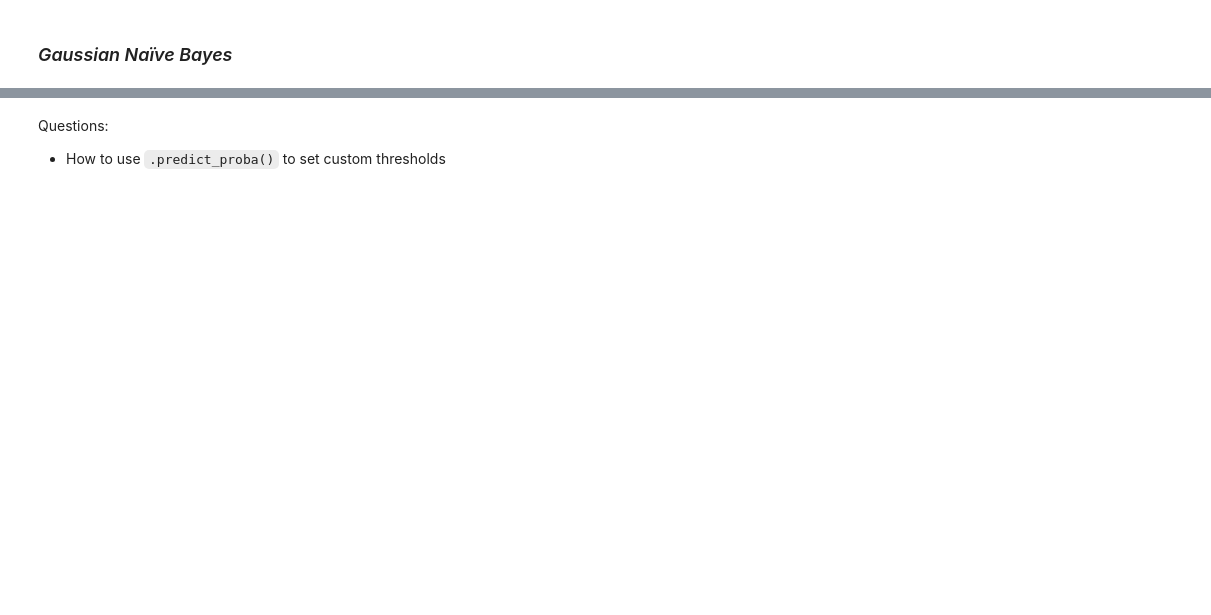
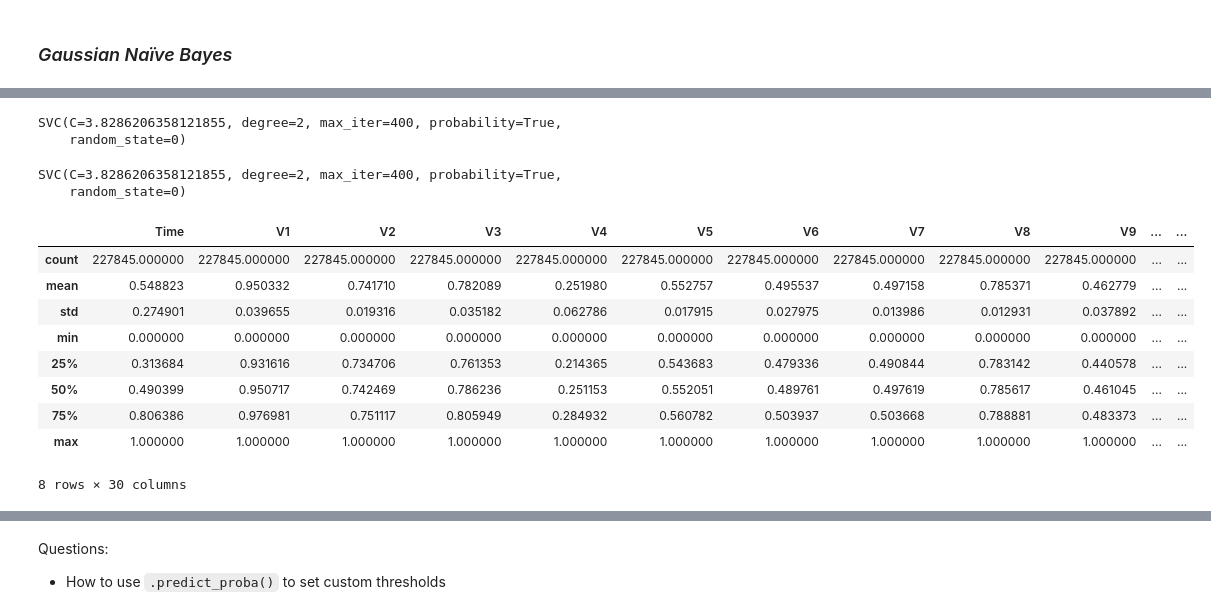
Before and after one commit to silvhua-Lighthouse/2022-10-20-svm_naive_bayes_exercise, a Jupyter notebook: supervised_learning_challenge.ipynb, the cells around one changed output, grey strips where cells are left out. Drawn from its saved outputs; the diff is of its cells as text; code cells hidden in the pictures; blank space fills up the shorter version.

```diff
--- a/supervised_learning_challenge.ipynb
+++ b/supervised_learning_challenge.ipynb
@@ -206,8 +208,8 @@ class supervised:
         X = df[df.columns[:-1]]
         y = df[df.columns[-1]]
         X_train, X_test, y_train, y_test = train_test_split(X, y, train_size=0.8,random_state=0)
-        self.X_train = X_train
-        self.X_test =  X_test
+        self.X_train_pre = X_train
+        self.X_test_pre =  X_test
         self.y_train = y_train
         self.y_test =  y_test
         self.estimator = estimator
@@ -217,12 +219,14 @@ class supervised:
     def get_best_model(self,scaled=True):
         if scaled==True:
             scaler = MinMaxScaler()
-            self.X_train = scaler.fit_transform(self.X_train)
-            self.X_test = scaler.transform(self.X_test)
+            self.X_train = scaler.fit_transform(self.X_train_pre)
+            self.X_test = scaler.transform(self.X_test_pre)
             print('**Data has been scaled.**')
         else:
+            self.X_train = self.X_train_pre
+            self.X_test = self.X_test_pre
             print('**Data not scaled**')
-        search = RandomizedSearchCV(self.estimator, param_distributions=self.params, random_state=0,n_jobs=-1)
+        search = RandomizedSearchCV(self.estimator, param_distributions=self.params, random_state=0,n_jobs=-2)
         search.fit(self.X_train, self.y_train)
         best_model = search.best_estimator_
 
@@ -244,13 +248,13 @@ class supervised:
         f1score_train = f1_score(self.y_train, y_pred_train)
         auc_train = roc_auc_score(self.y_train, y_pred_train)
 
-        print(f'\n{self.model_name} evaluation metrics: \n\tTest data\t\tTraining data\t\tDifference')
-        print(f'\tRecall: {100*recall:.2f}%\t\t{100*recall_train:.2f}%\t\t{100*recall-recall_train:.2f}%')
-        print(f'\tPrecision: {100*precision:.2f}%\t{100*precision_train:.2f}%\t\t{100*precision-precision_train:.2f}%')
-        print(f'\tF1: {100*f1score:.2f}%\t\t{100*f1score_train:.2f}%\t\t{100*f1score-f1score_train:.2f}%')
-        print(f'\tAUC: {100*auc:.2f}%\t\t{100*auc_train:.2f}%\t\t{100*auc-auc_train:.2f}%')
+        print(f'\n{self.model_name} evaluation metrics: \n\tTest data\tTraining data\t\tDifference')
+        print(f'Recall: \t{100*recall:.2f}%\t\t{100*recall_train:.2f}%\t\t{100*(recall-recall_train):.2f}%')
+        print(f'Precision: \t{100*precision:.2f}%\t\t{100*precision_train:.2f}%\t\t{100*(precision-precision_train):.2f}%')
+        print(f'F1: \t\t{100*f1score:.2f}%\t\t{100*f1score_train:.2f}%\t\t{100*(f1score-f1score_train):.2f}%')
+        print(f'AUC: \t\t{100*auc:.2f}%\t\t{100*auc_train:.2f}%\t\t{100*(auc-auc_train):.2f}%')
 
-        print(f'Best model parameters from grid search: {search.best_params_}')
+        print(f'Best model parameters from randomized search: {search.best_params_}')
         ConfusionMatrixDisplay.from_estimator(best_model, self.X_test, self.y_test)
         RocCurveDisplay.from_estimator(best_model, self.X_test, self.y_test)
         return best_model
@@ -333,0 +322,17 @@ function:
+# %%
+model_name = 'SVC rbf'
+
+params = {
+    'C': C_list,
+    'degree': np.arange(2,8),
+    'gamma': ['scale','auto'],
+    'probability': [True, False],
+    'class_weight': ['balanced', None],
+    'max_iter': max_iter_list,
+    'random_state': [0]
+}
+
+model = SVC(kernel='rbf')
+model_attributes = supervised(df, model, params, model_name=model_name)
+
+best_svm_rbf = model_attributes.get_best_model()
@@ -333,0 +350,5 @@ function:
+# %%
+best_svm_rbf
+# %% [output]
+SVC(C=3.8286206358121855, degree=2, max_iter=400, probability=True,
+    random_state=0)
@@ -333,0 +362,20 @@ function:
+# %%
+# Load the saved model
+pickle.load(open(filename, 'rb'))
+# %% [output]
+SVC(C=3.8286206358121855, degree=2, max_iter=400, probability=True,
+    random_state=0)
+# %%
+# Check to see if data was scaled above
+pd.DataFrame(model_attributes.X_train, columns=X.columns).describe()
+# %% [output]
+|  | Time | V1 | V2 | V3 | V4 | V5 | V6 | V7 | V8 | V9 | ... | ... |
+| count | 227845.000000 | 227845.000000 | 227845.000000 | 227845.000000 | 227845.000000 | 227845.000000 | 227845.000000 | 227845.000000 | 227845.000000 | 227845.000000 | ... | ... |
+| mean | 0.548823 | 0.950332 | 0.741710 | 0.782089 | 0.251980 | 0.552757 | 0.495537 | 0.497158 | 0.785371 | 0.462779 | ... | ... |
+| std | 0.274901 | 0.039655 | 0.019316 | 0.035182 | 0.062786 | 0.017915 | 0.027975 | 0.013986 | 0.012931 | 0.037892 | ... | ... |
+| min | 0.000000 | 0.000000 | 0.000000 | 0.000000 | 0.000000 | 0.000000 | 0.000000 | 0.000000 | 0.000000 | 0.000000 | ... | ... |
+| 25% | 0.313684 | 0.931616 | 0.734706 | 0.761353 | 0.214365 | 0.543683 | 0.479336 | 0.490844 | 0.783142 | 0.440578 | ... | ... |
+| 50% | 0.490399 | 0.950717 | 0.742469 | 0.786236 | 0.251153 | 0.552051 | 0.489761 | 0.497619 | 0.785617 | 0.461045 | ... | ... |
+| 75% | 0.806386 | 0.976981 | 0.751117 | 0.805949 | 0.284932 | 0.560782 | 0.503937 | 0.503668 | 0.788881 | 0.483373 | ... | ... |
+| max | 1.000000 | 1.000000 | 1.000000 | 1.000000 | 1.000000 | 1.000000 | 1.000000 | 1.000000 | 1.000000 | 1.000000 | ... | ... |
+8 rows × 30 columns
```
Also changed, not shown: parts of 15 cells of this notebook.
